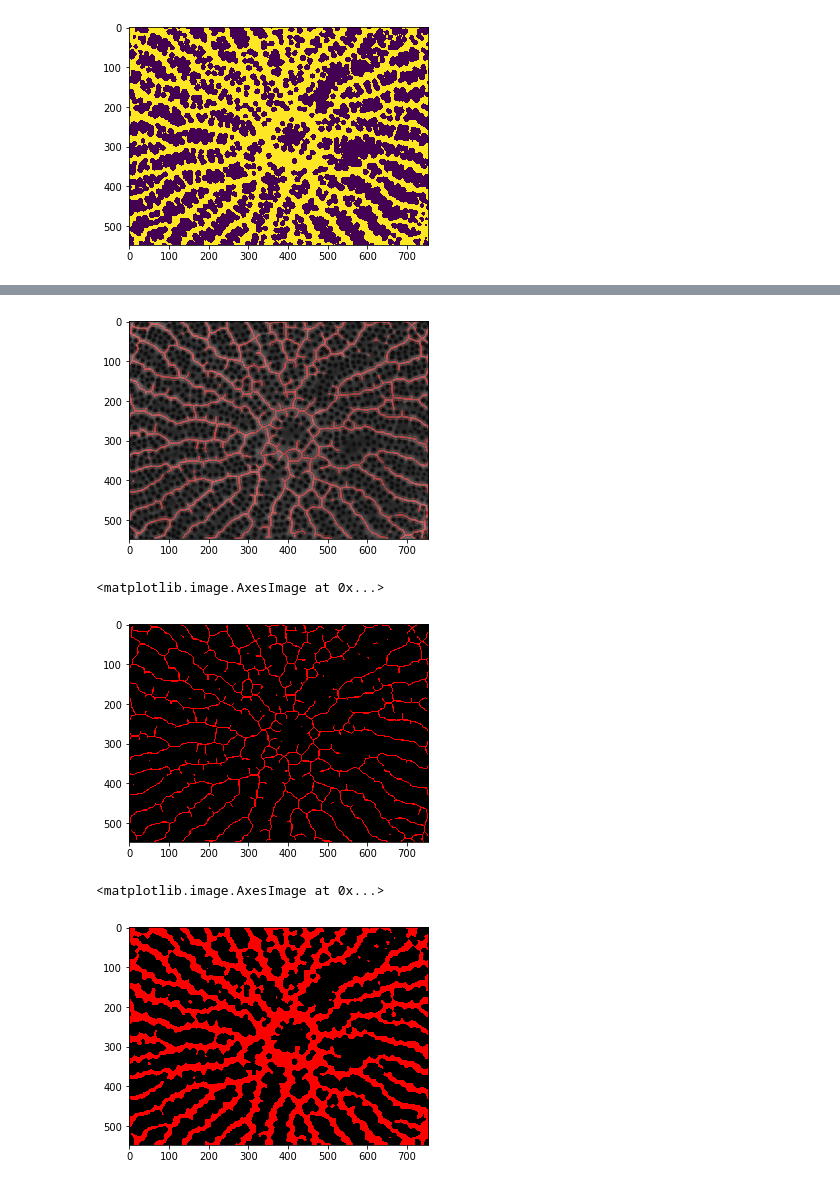
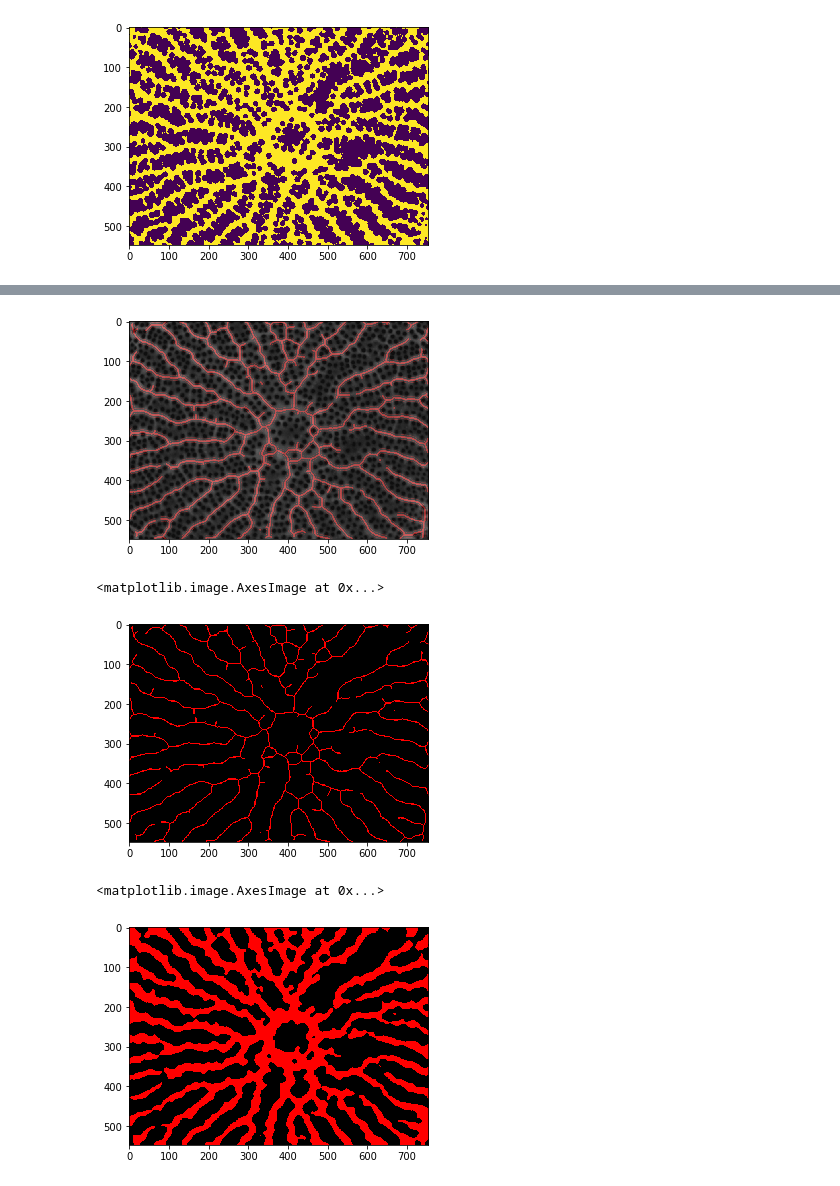
Before and after one commit to csteed/ORHS-MathThesis-2018, a Jupyter notebook: work/CNMS/testing again.ipynb, the cells around one changed output, grey strips where cells are left out. Drawn from its saved outputs; the diff is of its cells as text; code cells hidden in the pictures.

```diff
--- a/work/CNMS/testing again.ipynb
+++ b/work/CNMS/testing again.ipynb
@@ -30,9 +30,9 @@ import numpy as np
 from matplotlib import pyplot as plt
 
 img = cv2.imread('cropped_Wild052.tif')
-blur = cv2.blur(img,(12, 12))
+blur = cv2.blur(img,(18, 18))
 plt.subplot(121),plt.imshow(img)
-#plt.xticks([]), plt.yticks([])
+plt.xticks([]), plt.yticks([])
 plt.subplot(122),plt.imshow(blur)
 plt.xticks([]), plt.yticks([])
 plt.show()
@@ -125,7 +157,7 @@ ax = plt.subplot()
 ax.imshow(skeleton, cmap=red2, interpolation='sinc', alpha=.42)
 plt.show()
 # %% [output]
-[figure, old version]
+[figure, new version]
 # %%
 from skimage.morphology import dilation
 newskel=dilation(skeleton)
@@ -133,12 +165,12 @@ myskel=plt.subplot()
 myskel.imshow(newskel,cmap=red2)
 # %% [output]
 <matplotlib.image.AxesImage at 0x...>
-[figure, old version]
+[figure, new version]
 # %%
-from skimage.morphology import opening
-newskel=opening(blur_img)
+from skimage.morphology import closing, opening
+newskel=closing(blur_img)
 myskel=plt.subplot()
 myskel.imshow(newskel,cmap=red2)
 # %% [output]
 <matplotlib.image.AxesImage at 0x...>
-[figure, old version]
+[figure, new version]
```
Also changed, not shown: parts of 8 cells of this notebook.
